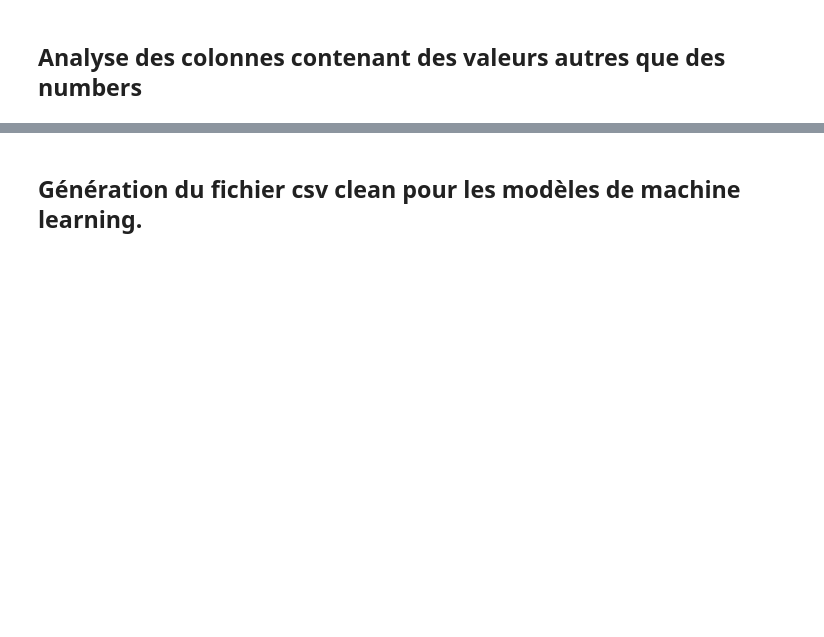
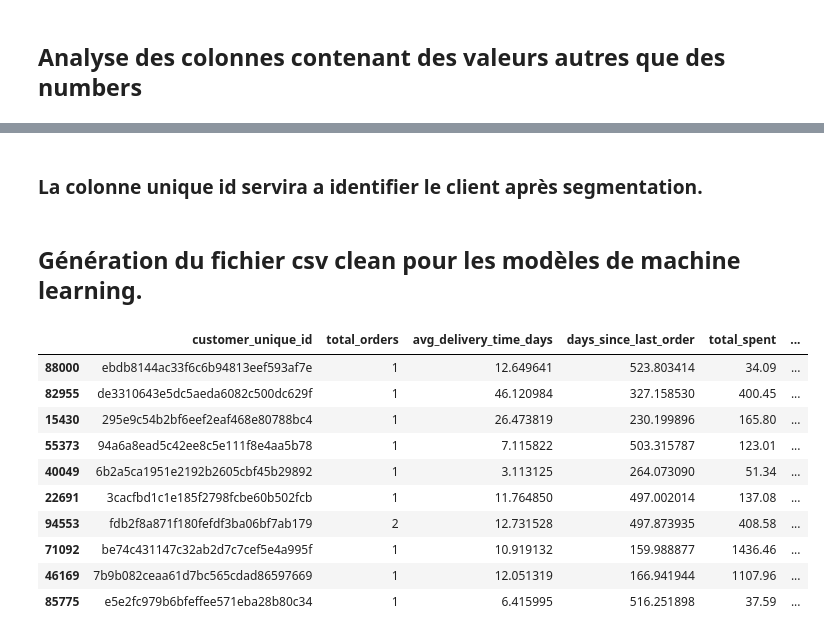
Before and after one commit to CharbonneauJean/OC-Projet4, a Jupyter notebook: analyse_exploratoire.ipynb, the cells around one changed output, grey strips where cells are left out. Saved outputs shown, nothing was run; the diff lists cells and outputs as text; code cells hidden in the pictures; blank space fills up the shorter version.

```diff
--- a/analyse_exploratoire.ipynb
+++ b/analyse_exploratoire.ipynb
@@ -154,5 +167,21 @@ df_not_num.sample(5)
+# %% [markdown]
+### La colonne unique id servira a identifier le client après segmentation.
 # %% [markdown]
 ## Génération du fichier csv clean pour les modèles de machine learning.
 # %%
 # write the resulting dataframe to a csv file
 df.to_csv('data/clean.csv', index=False)
+# %%
+df.sample(10)
+# %% [output]
+|  | customer_unique_id | total_orders | avg_delivery_time_days | days_since_last_order | total_spent | ... |
+| 88000 | ebdb8144ac33f6c6b94813eef593af7e | 1 | 12.649641 | 523.803414 | 34.09 | ... |
+| 82955 | de3310643e5dc5aeda6082c500dc629f | 1 | 46.120984 | 327.158530 | 400.45 | ... |
+| 15430 | 295e9c54b2bf6eef2eaf468e80788bc4 | 1 | 26.473819 | 230.199896 | 165.80 | ... |
+| 55373 | 94a6a8ead5c42ee8c5e111f8e4aa5b78 | 1 | 7.115822 | 503.315787 | 123.01 | ... |
+| 40049 | 6b2a5ca1951e2192b2605cbf45b29892 | 1 | 3.113125 | 264.073090 | 51.34 | ... |
+| 22691 | 3cacfbd1c1e185f2798fcbe60b502fcb | 1 | 11.764850 | 497.002014 | 137.08 | ... |
+| 94553 | fdb2f8a871f180fefdf3ba06bf7ab179 | 2 | 12.731528 | 497.873935 | 408.58 | ... |
+| 71092 | be74c431147c32ab2d7c7cef5e4a995f | 1 | 10.919132 | 159.988877 | 1436.46 | ... |
+| 46169 | 7b9b082ceaa61d7bc565cdad86597669 | 1 | 12.051319 | 166.941944 | 1107.96 | ... |
+| 85775 | e5e2fc979b6bfeffee571eba28b80c34 | 1 | 6.415995 | 516.251898 | 37.59 | ... |
```
Also changed, not shown: parts of 10 cells of this notebook, 1 other file.
